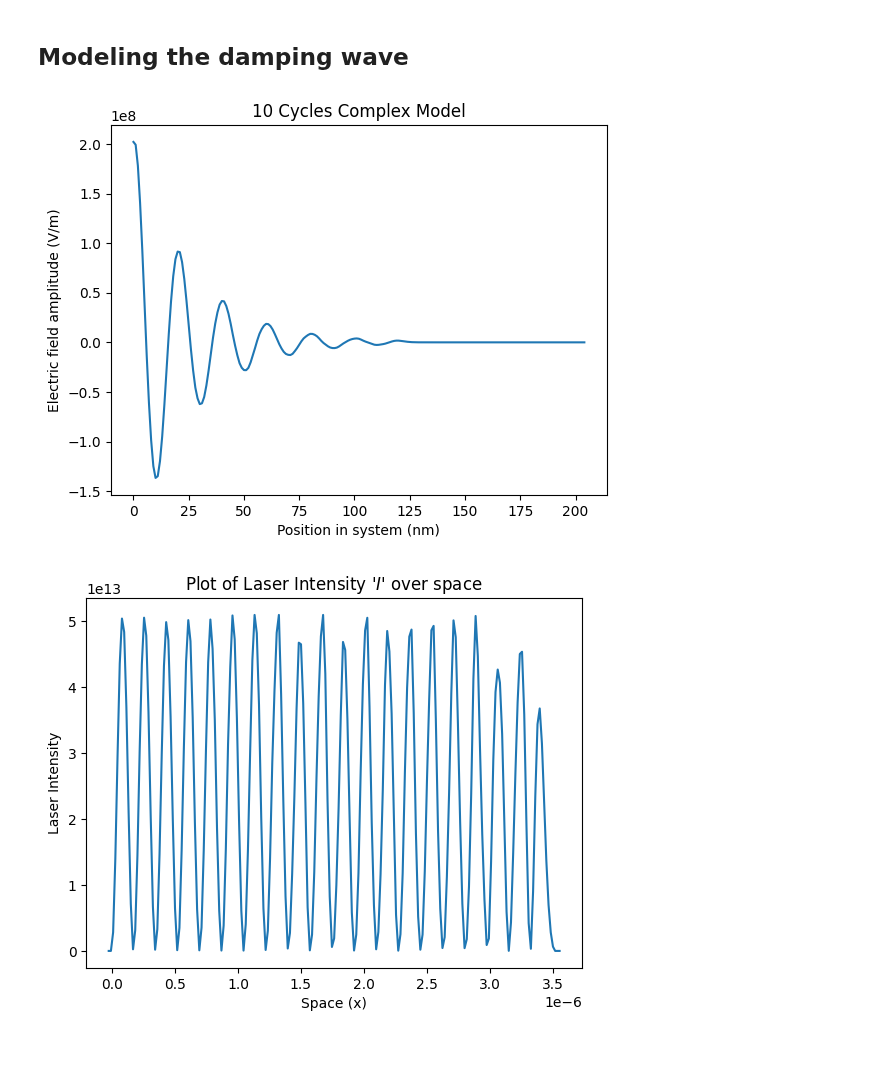
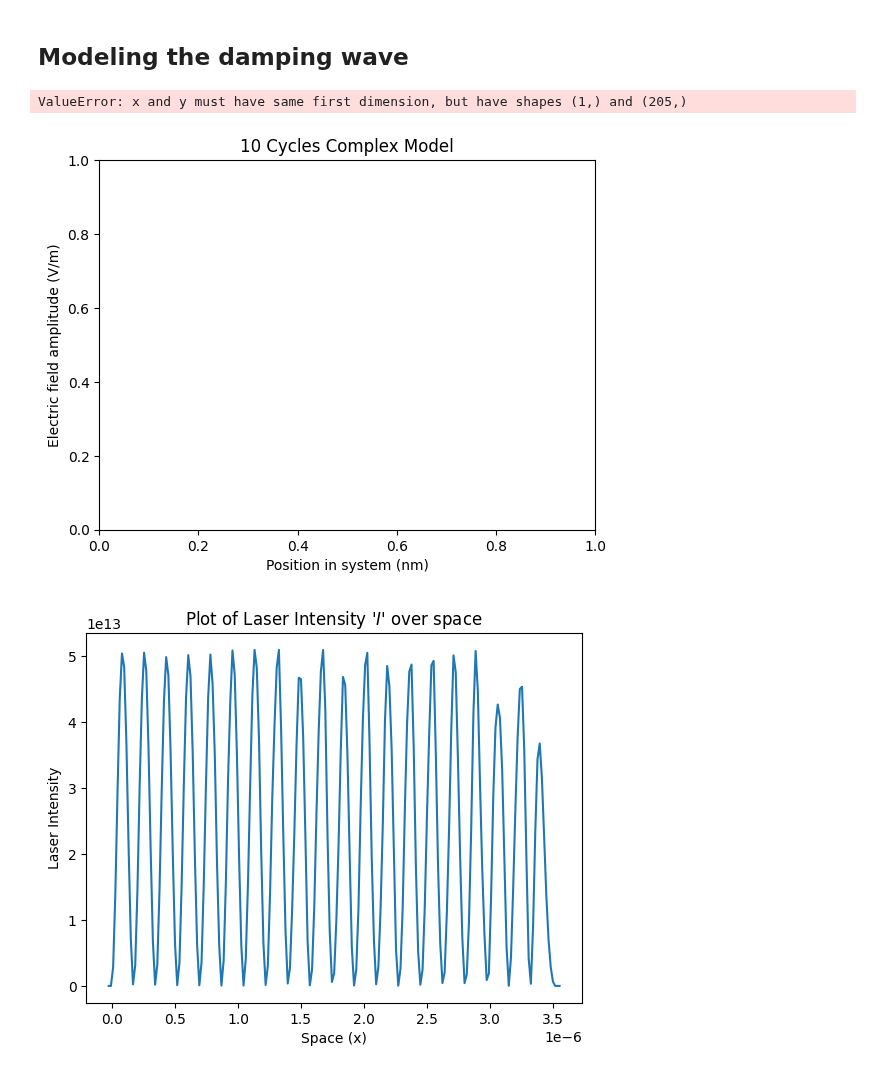
Before and after one commit to nickdavila/1D-Electromagnetic-Wave-Solver, a Jupyter notebook: Code/finite_difference_schemes.ipynb, the cells around one changed output. Cells and saved outputs as stored; diff of their text form; code cells hidden in the pictures.

```diff
--- a/Code/finite_difference_schemes.ipynb
+++ b/Code/finite_difference_schemes.ipynb
@@ -112,35 +112,37 @@ def complex_decaying_wave_soln(n_real, n_imaginary):
             # this if block constrains the wave to inside our physical bounds
             if (True) and abs(E_complex[n+1, i])/abs(E_0) > 1:
                 E_complex[n+1, i] = E_0 * np.sign(E_complex[n, i])
 
             index += 1
 
     return E_complex, x, t
 
 E_complex_non_damped = complex_decaying_wave_soln(1, 0)
 
 # Adding imaginary to damp wave
 # re-defining complex index of refraction (adding imaginary part to force damping using analytical solution)
 n_real = 1
 n_i = 0.125
 complex_refractive_index = complex(n_real, n_i)
 complex_wavenumber = (angular_frequency / speed_of_light) * complex_refractive_index
 E_complex_data = E_complex_non_damped[0]
 E_complex_data_xdata = E_complex_non_damped[1]
 E_complex_data_tdata = E_complex_non_damped[2]
 
 format_title = "{} Cycles Complex Model".format(lambda_mult)
 plt.title(format_title)
 plt.xlabel("Position in system (nm)") # in entire simulation domain. Units of 10 ** -9 meters in SI units
 plt.ylabel("Electric field amplitude (V/m)") # SI unit of volts / m
 # Setting the x-axis to 1-10
 # and y-axis to 1-15
 # plt.axis([0, 200, -2*(10**8), 2*(10**8)])
 # plt.plot(np.exp(-complex_wavenumber.imag * E_complex_data_xdata) * E_complex_data[int(int(E_complex_data.shape[0]/lambda_mult) * lambda_mult), :].real)
-plt.plot(np.exp(-complex_wavenumber.imag * E_complex_data_xdata) * E_complex_data[int(int(250/lambda_mult) * lambda_mult), :].real)
+plt.plot(, np.exp(-complex_wavenumber.imag * E_complex_data_xdata) * E_complex_data[int(402), :].real)
+# plt.plot(np.exp(-complex_wavenumber.imag * E_complex_data_xdata) * E_complex_data[int(int(250/lambda_mult) * lambda_mult), :].real)
 plt.show()
 # %% [output]
+ValueError: x and y must have same first dimension, but have shapes (1,) and (205,)
-[figure, old version]
+[figure, new version]
 # %%
 # laser_intensity = S_xt / (-2 * complex_wavenumber)
 laser_intensity = (speed_of_light * n_real * permittivity_free_space)/2 * (E_complex_data.real)**2
```
Also changed, not shown: 2 other files.
